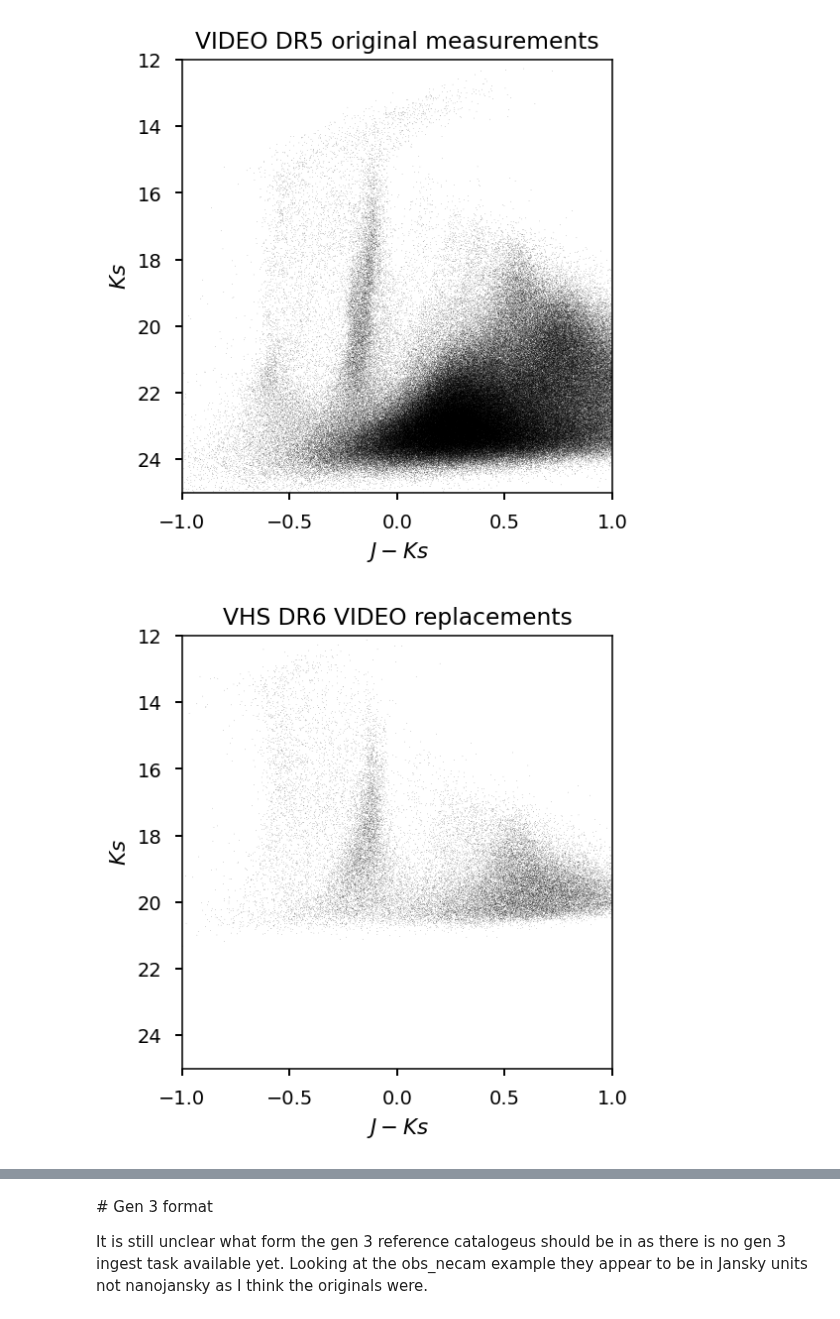
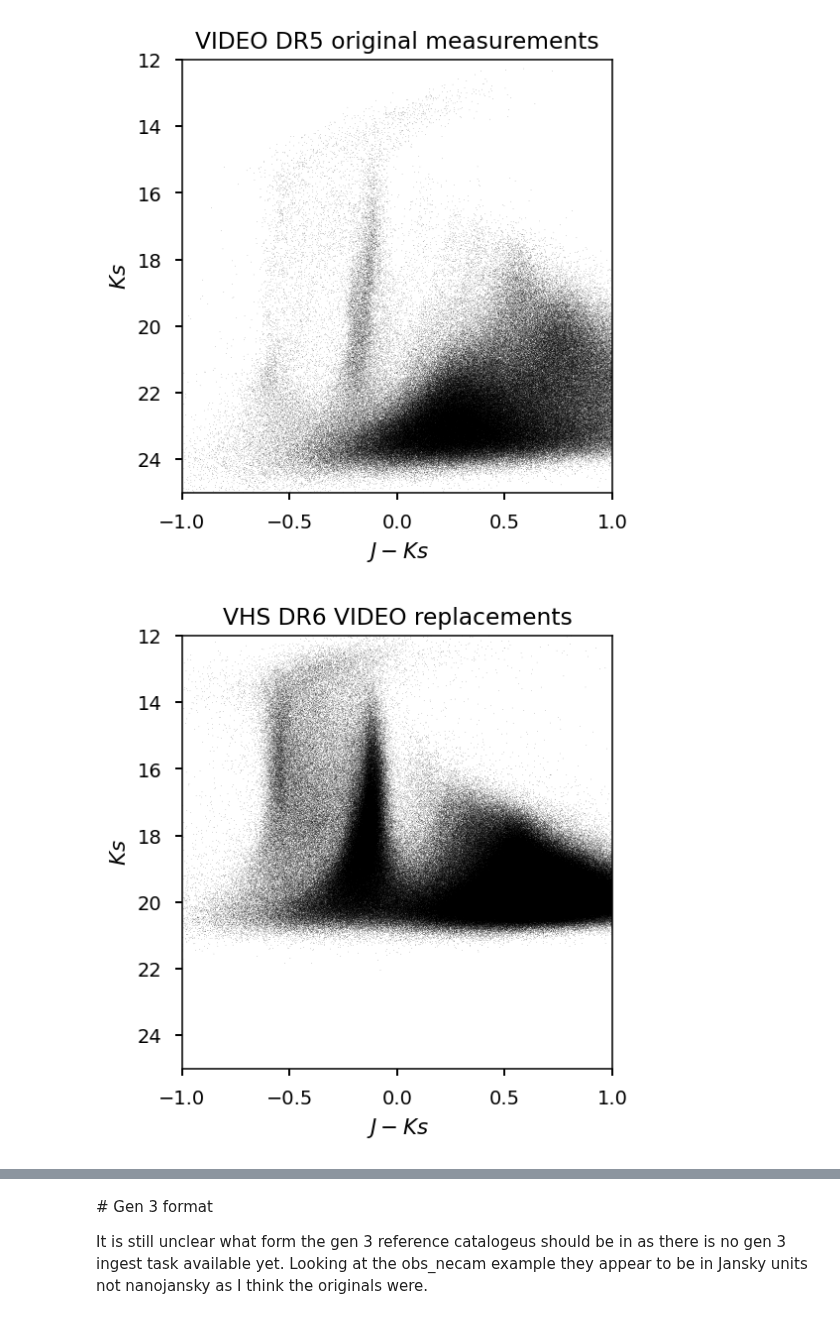
Before and after one commit to lsst-uk/lsst-ir-fusion, a Jupyter notebook: dmu2/5_Make_ref_cats_VIDEO.ipynb, the cells around one changed output, grey strips where cells are left out. Saved outputs shown, nothing was run; the diff lists cells and outputs as text; code cells hidden in the pictures.

Commit message:
Gen 3 test patch script runs to end
See obs_vista for details. Still issues with importing HSC images

```diff
--- a/dmu2/5_Make_ref_cats_VIDEO.ipynb
+++ b/dmu2/5_Make_ref_cats_VIDEO.ipynb
@@ -529,11 +585,11 @@ Table length=5
 | 472478420674 | 0.5330263594316909 | 0.02443767892020007 | 0.00017140902 | 20.244732 | 0.13296393 | 19.94293 | ... |
 | 472478420672 | 0.533468198257412 | 0.02443463076215464 | 0.9 | 20.81285 | 0.21036822 | nan | ... |
 # %%
-v_flux['ra']=v_flux['video_ra']
-v_flux['dec']=v_flux['video_dec']
+video_flux['ra']=video_flux['video_ra']
+video_flux['dec']=video_flux['video_dec']
 vhs_flux['vhs_ra_temp']=vhs_flux['vhs_ra']
 vhs_flux['vhs_dec_temp']=vhs_flux['vhs_dec']
-vhs_vid_merge=merge_catalogues(v_flux, vhs_flux, 'vhs_ra_temp', 'vhs_dec_temp', radius=0.6*u.arcsec)
+vhs_vid_merge=merge_catalogues(video_flux, vhs_flux, 'vhs_ra_temp', 'vhs_dec_temp', radius=0.6*u.arcsec)
 for c in vhs_vid_merge.colnames:
     if str(vhs_vid_merge[c].dtype).startswith('float'):
         vhs_vid_merge[c].fill_value=np.nan
@@ -568,3 +606,13 @@ Table length=5
 | 644245094405 | 0.6372880057895218 | -0.09567162793453408 | 0.7346939 | 22.134047 | 0.325958 | ... |
 | 644245094406 | 0.6362464252499593 | -0.09566830617967831 | 0.7 | 23.373491 | 0.5171232 | ... |
 | 644245094407 | 0.6342156111783251 | -0.09566810249673985 | 0.7 | 22.556137 | 0.4188552 | ... |
+# %%
+# v_flux['ra']=v_flux['video_ra']
+# v_flux['dec']=v_flux['video_dec']
+help_flux['help_ra_temp']=help_flux['help_ra']
+help_flux['help_dec_temp']=help_flux['help_dec']
+full_merge=merge_catalogues(vhs_vid_merge, help_flux, 'help_ra_temp', 'help_dec_temp', radius=0.6*u.arcsec)
+for c in full_merge.colnames:
+    if str(full_merge[c].dtype).startswith('float'):
+        full_merge[c].fill_value=np.nan
+full_merge=full_merge.filled()
@@ -580,3 +640,12 @@ plt.legend()
 # %% [output]
 <matplotlib.legend.Legend at 0x...>
 [figure]
+# %%
+bins=100
+r=[-1,1]
+for b in ['j','h','ks']:
+    plt.hist(
+        full_merge['vhs_m_ap_vista_'+b]-full_merge['help_m_ap_vista_'+b],
+        bins=bins,range=r,alpha=0.5,label=b)
+    plt.xlabel('HELP VHS offset [mag]')
+plt.legend()
@@ -752,20 +910,20 @@ plt.show()
 # %%
 import matplotlib.pyplot as plt
 #selected = v_flux['f_vista_y'] / v_flux['ferr_vista_y'] > 5
 #selected &= v_flux['f_vista_ks'] / v_flux['ferr_vista_ks'] > 5
 plt.style.use('seaborn-notebook')
 plt.figure(1, figsize=(4, 4), dpi=140)
-plt.scatter(vhs_vid_merge['video_m_ap_vista_j'] - vhs_vid_merge['video_m_ap_vista_ks'],
-            vhs_vid_merge['video_m_ap_vista_ks'],
+plt.scatter(vhs_vid_merge['vhs_m_ap_vista_j'] - vhs_vid_merge['vhs_m_ap_vista_ks'],
+            vhs_vid_merge['vhs_m_ap_vista_ks'],
             edgecolors='None', s=0.05, c='k', rasterized=True)
 plt.xlim(-1, 1)
 plt.ylim(25, 12)
 plt.xlabel('$J-Ks$')
 plt.ylabel('$Ks$')
 plt.title('VHS DR6 VIDEO replacements')
 plt.subplots_adjust(left=0.125, bottom=0.1)
 plt.show()
 # %% [output]
-[figure, old version]
+[figure, new version]
 # %%
 r_cat = Table.read(EX_CAT)
```
Also changed, not shown: parts of 50 cells of this notebook, 4 other files.
